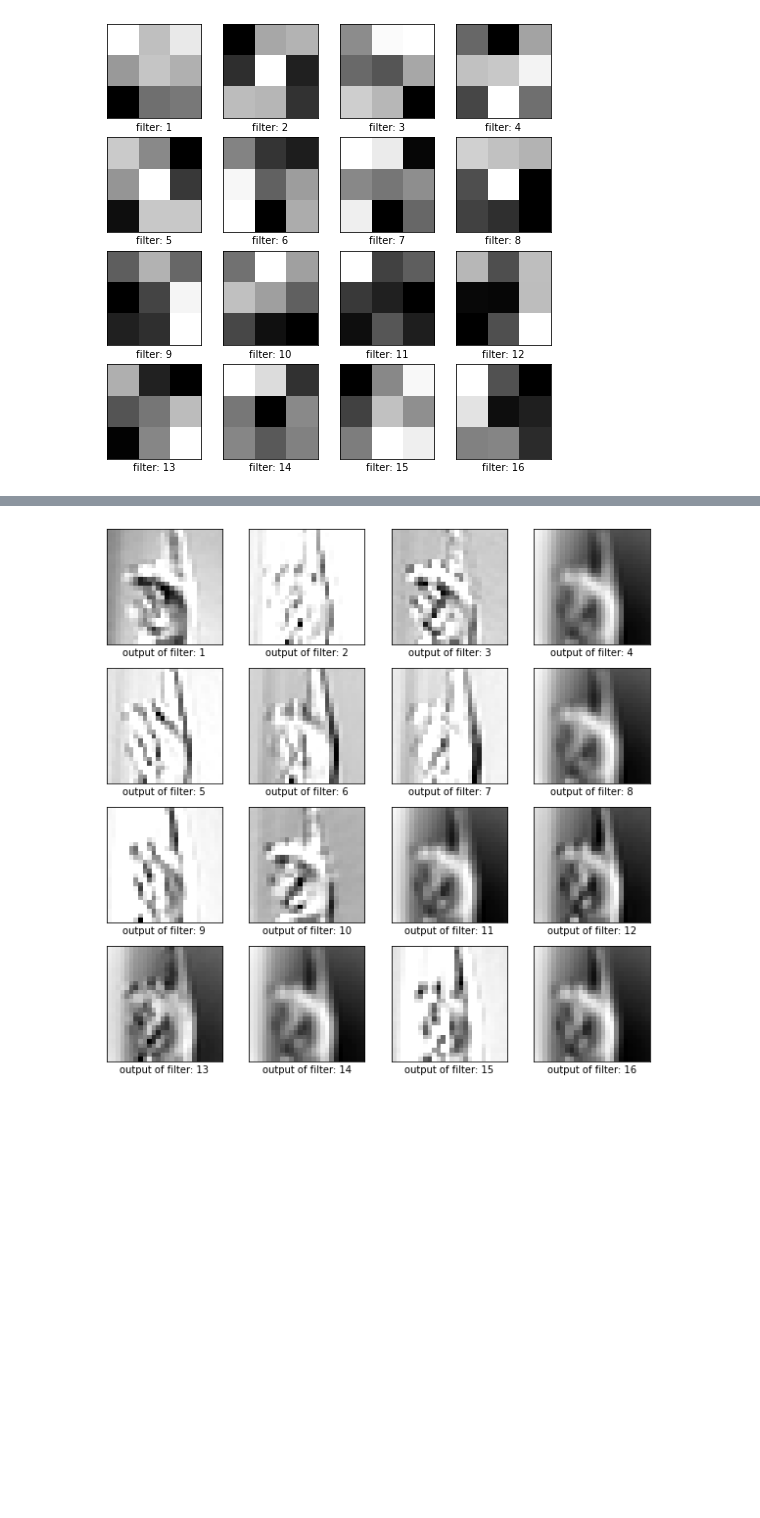
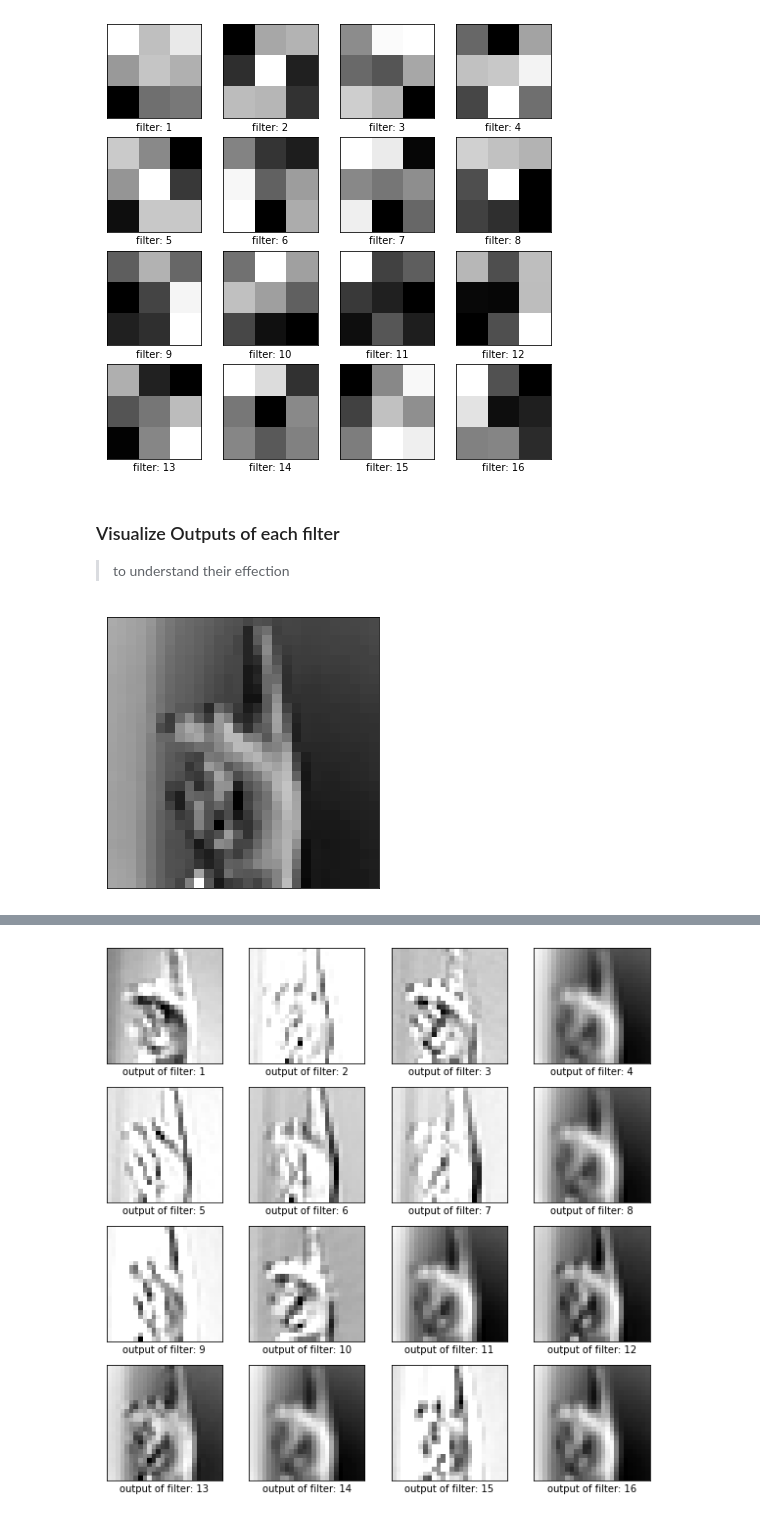
Before and after one commit to MohammadRaziei/Deep-Learning-Cource, a Jupyter notebook: HW03/Q7/HW03_Q7.ipynb, the cells around one changed output, grey strips where cells are left out. Drawn from its saved outputs; the diff is of its cells as text; code cells hidden in the pictures; blank space fills up the shorter version.

```diff
--- a/HW03/Q7/HW03_Q7.ipynb
+++ b/HW03/Q7/HW03_Q7.ipynb
@@ -425,22 +435,30 @@ plt.show()
 # %% [output]
 layer name: Conv1
 [figure]
+# %% [markdown]
+### Visualize Outputs of each filter
+> to understand their effection
 # %%
+img = np.expand_dims(X_test[2],axis=0)
+plt.figure(figsize=(5,5))
+plot_image(img.squeeze())
+plt.show()
+
 model_eval = keras.Model(inputs=model.inputs, outputs=model.layers[0].output)
 # load the image with the required shape
-img = np.expand_dims(X_test[2],axis=0)
 # get feature map for first hidden layer
 feature_maps = model_eval.predict(img)
 plt.figure(figsize=(10,10))
 square = 4
 ix = 1
 for _ in range(square):
     for _ in range(square):
         # specify subplot and turn of axis
         plt.subplot(square, square, ix)
         plot_image(feature_maps[0, :, :, ix-1])
         plt.xlabel('output of filter: {}'.format(ix))
         ix += 1
 # show the figure
 plt.show()
 # %% [output]
+[figure, new version]
@@ -448 +466 @@ WARNING:tensorflow:10 out of the last 8767 calls to <function Model.make_predict
-[figure, old version]
+[figure, added]
```
Also changed, not shown: parts of 7 cells of this notebook.
